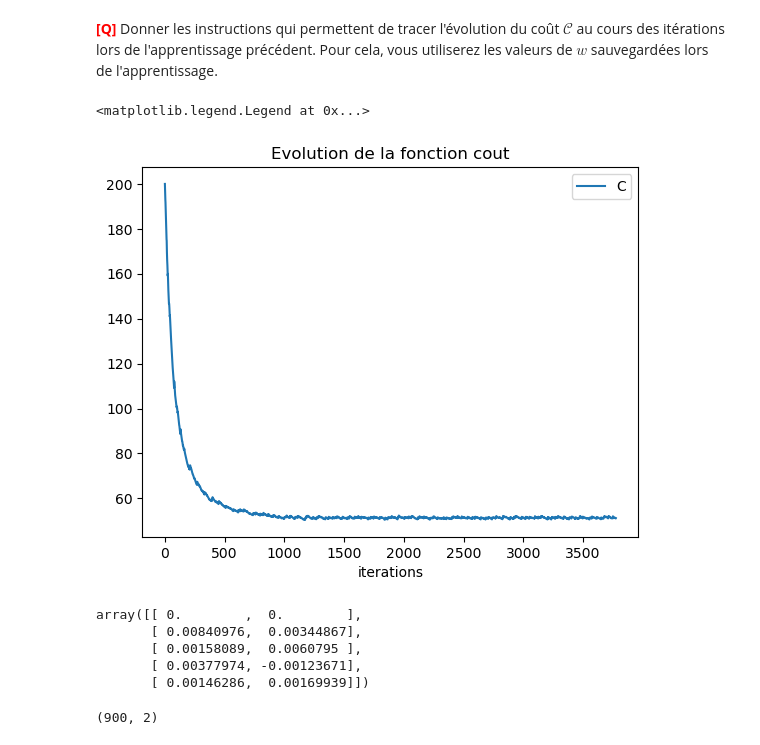
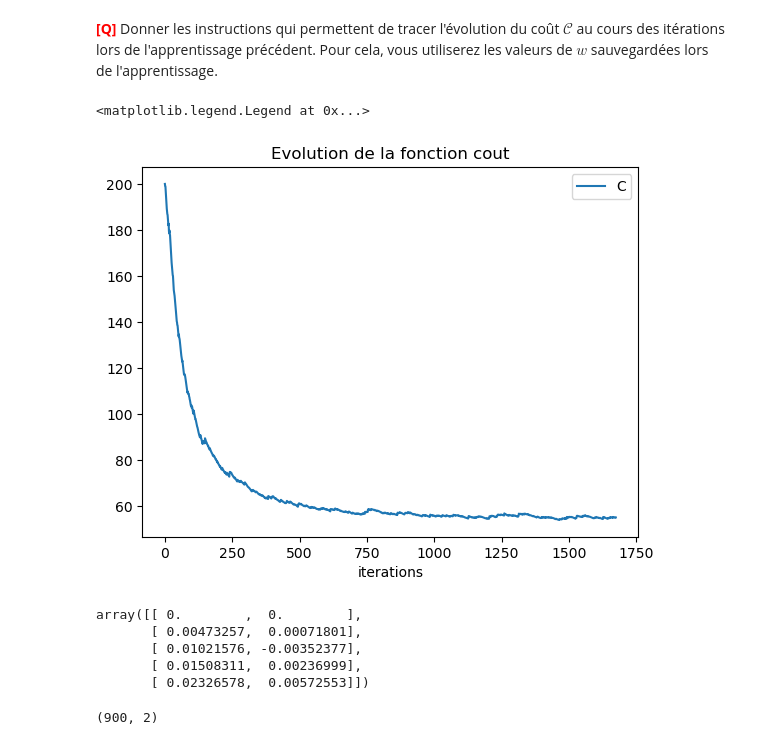
Before and after one commit to iLykTurtlz/MLAlgorithms3, a Jupyter notebook: tme-04/tme-04-Benahmed_Jarski.ipynb, the cells around one changed output. Cells and saved outputs as stored; diff of their text form; code cells hidden in the pictures.

```diff
--- a/tme-04/tme-04-Benahmed_Jarski.ipynb
+++ b/tme-04/tme-04-Benahmed_Jarski.ipynb
@@ -246,13 +248,28 @@ class ClassifierPerceptronBiais(classif.ClassifierPerceptron):
                 - desc_set: ndarray avec des descriptions
                 - label_set: ndarray avec les labels correspondants
         """
-        desc_set2, label_set2 = shuffle(desc_set, label_set)
 
+        #desc_set2, label_set2 = shuffle(desc_set, label_set)
+        n =  len(desc_set)
+        indexes =[i for i in range(n)]
+        np.random.shuffle(indexes)
+        desc_set2 = desc_set[indexes]
+        label_set2 = label_set[indexes]
         for xi,yi in zip(desc_set2, label_set2):
-            if self.score(xi)*yi <= yi:
+            if self.score(xi)*yi <= 1:
                 self.w = self.w + self.learning_rate*(yi - self.score(xi))*xi
                 self.allw.append(self.w.copy())
 
+        '''
+        n =  len(desc_set)
+        indexes =[i for i in range(n)]
+        np.random.shuffle(indexes)
+        for i in indexes :
+            f_xi= self.score(desc_set[i])
+            if f_xi* label_set[i]<1:
+                self.w = self.w + self.learning_rate * (label_set[i]- f_xi)*desc_set[i]
+                self.allw.append(self.w.copy())
+        '''
 # ------------------------
 # %%
 np.random.seed(42)   # on prend 42 comme graine
@@ -330,43 +347,47 @@ Deux questions se posent alors :
 # %%
 # Toujours avec les mêmes données :
 X = data
 Y = label
 
 # on considère les poids de perceptron_biais généré dans une boite précédente:
 allw = np.array(perceptron_biais.get_allw())
 
 # ------------------------  A COMPLETER :
-cout_liste = []
-#cout = 0
 
-for w in allw:
-    cout = 0
-    #for xi,yi in zip(X,Y):
-    for i in range(len(label)):
-        a = 1-np.dot(X[i], w)*Y[i]
-        if (a > 0):
-            cout+=a
-    cout_liste.append(cout)
+def couts(allw,X,Y):
+    cout_liste = []
+
+
+    for w in allw:
+        cout = 0
+        for xi,yi in zip(X,Y):
+            a = 1-np.dot(xi, w)*yi
+            if (a > 0):
+                cout+=a
+        cout_liste.append(cout)
+    return cout_liste
+
+cout_liste = couts(allw,X,Y)
 
 plt.figure()
 plt.plot(cout_liste) # première coordonnée du vecteur poids: w1
 plt.title('Evolution de la fonction cout')
 plt.xlabel('iterations')
 plt.legend(['C'])
 # ------------------------
 # Sauvegarde de la figure obtenue (décommenter la ligne ci-dessous):
 #plt.savefig('out/cost.png')
 # %% [output]
 <matplotlib.legend.Legend at 0x...>
-[figure, old version]
+[figure, new version]
 # %%
 allw[0:5]
 # %% [output]
 array([[ 0.        ,  0.        ],
-       [ 0.00840976,  0.00344867],
-       [ 0.00158089,  0.0060795 ],
-       [ 0.00377974, -0.00123671],
-       [ 0.00146286,  0.00169939]])
+       [ 0.00473257,  0.00071801],
+       [ 0.01021576, -0.00352377],
+       [ 0.01508311,  0.00236999],
+       [ 0.02326578,  0.00572553]])
 # %%
 mmax=allw.max(0)
 mmin=allw.min(0)
```
Also changed, not shown: parts of 17 cells of this notebook, 13 other files.
